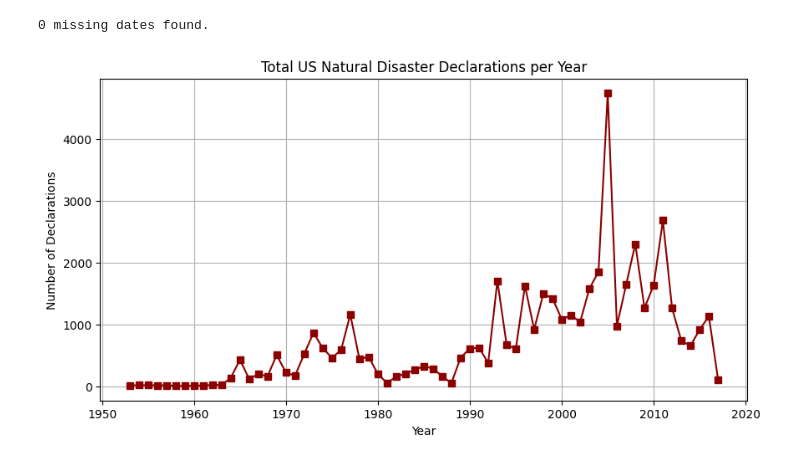
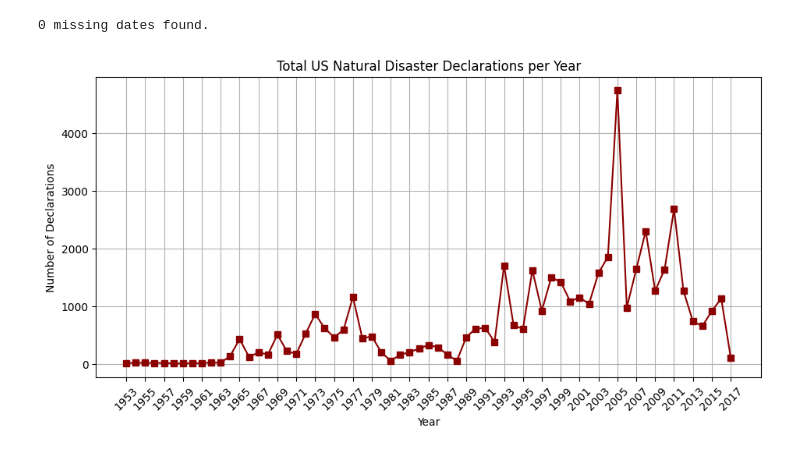
Before and after one commit to GKSJ19/USND, a Jupyter notebook: notebooks/analysis.ipynb, the cells around one changed output. Saved outputs shown, nothing was run; the diff lists cells and outputs as text; code cells hidden in the pictures.

```diff
--- a/notebooks/analysis.ipynb
+++ b/notebooks/analysis.ipynb
@@ -1,9 +1,11 @@
 # %%
 import pandas as pd
 import matplotlib.pyplot as plt
+
 df = pd.read_csv('../datasets.csv')
 
 df['Declaration Date'] = pd.to_datetime(df['Declaration Date'], format='%m/%d/%Y')
+df = df.rename(columns={'Disaster Type': 'Incident type'})
 
 df['year'] = df['Declaration Date'].dt.year
 df['month'] = df['Declaration Date'].dt.month
@@ -11,16 +13,17 @@ df['month'] = df['Declaration Date'].dt.month
 print(df['Declaration Date'].isna().sum(), "missing dates found.")
 yearly_counts = df.groupby('year').size()
 
-type_trends = df.groupby(['year', 'Disaster Type']).size().unstack(fill_value=0)
+type_trends = df.groupby(['year', 'Incident type']).size().unstack(fill_value=0)
 # %% [output]
 0 missing dates found.
 # %%
-plt.figure(figsize=(10, 5))
+plt.figure(figsize=(11, 5))
 plt.plot(yearly_counts.index, yearly_counts.values, marker='s', color='darkred')
+plt.xticks(range(int(yearly_counts.index.min()), int(yearly_counts.index.max()) + 1, 2), rotation=45)
 plt.title('Total US Natural Disaster Declarations per Year')
 plt.xlabel('Year')
 plt.ylabel('Number of Declarations')
 plt.grid(True)
 plt.show()
 # %% [output]
-[figure, old version]
+[figure, new version]
```
Also changed, not shown: parts of 3 cells of this notebook, 1 other file.
